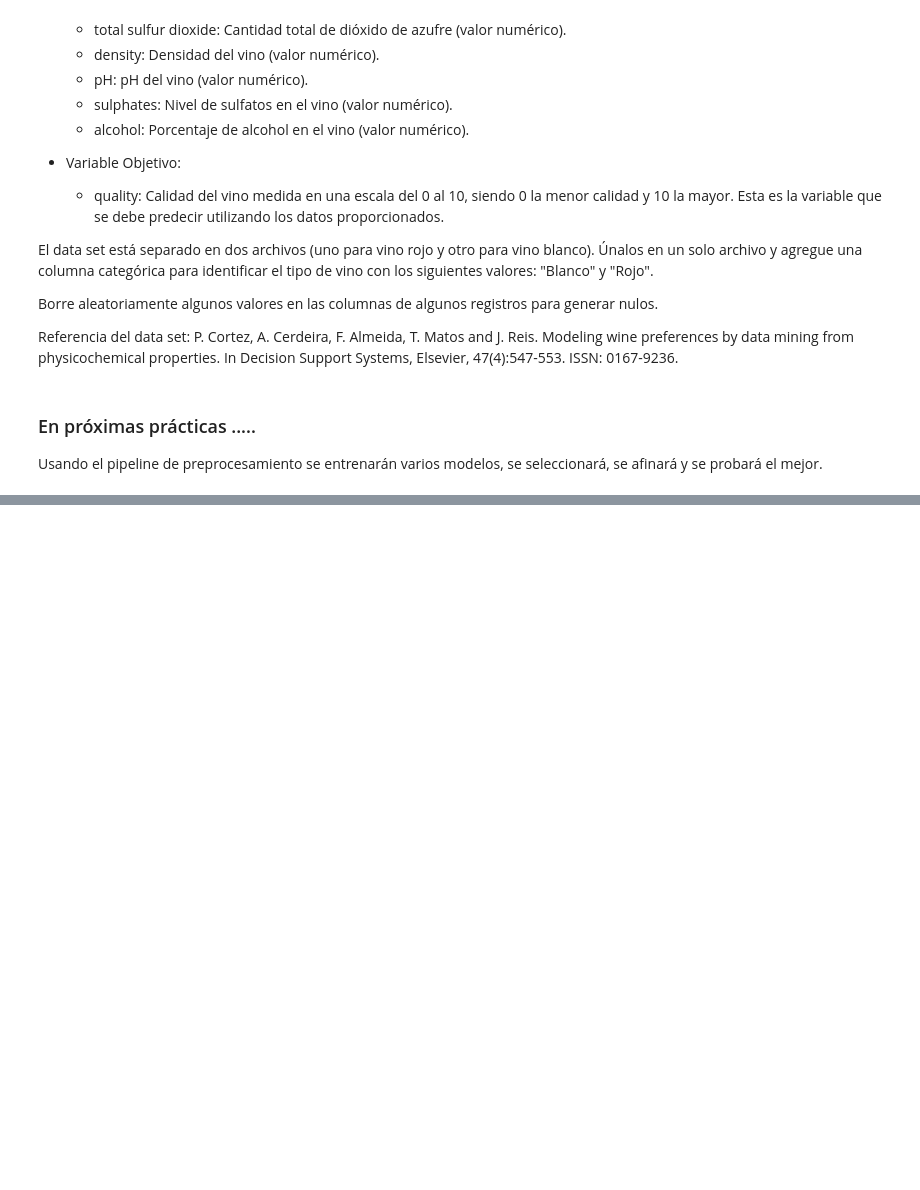
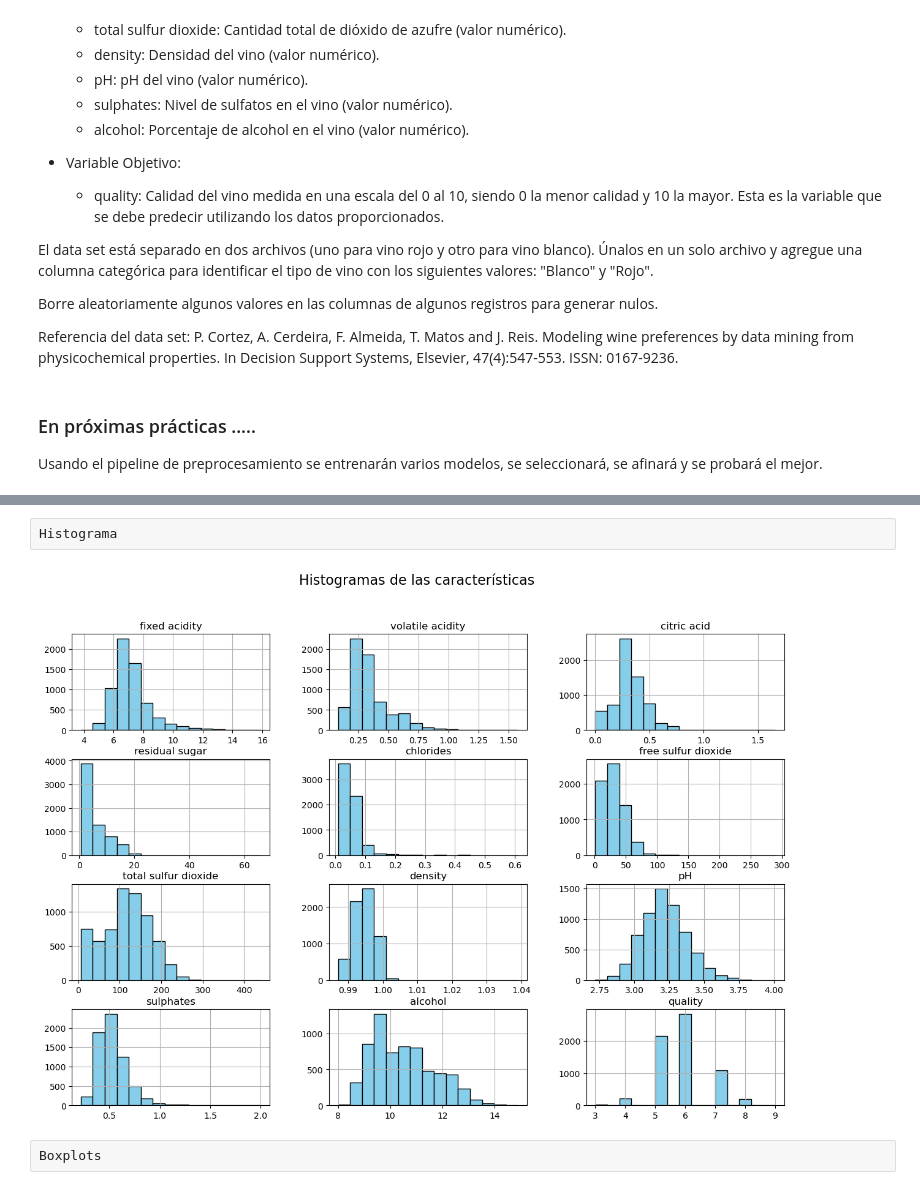
Before and after one commit to LuisDavid01/practica5-6ML, a Jupyter notebook: G7_SC707_Practica5-6_LN.ipynb, the cells around one changed output, grey strips where cells are left out. Saved outputs shown, nothing was run; the diff lists cells and outputs as text; code cells hidden in the pictures; blank space fills up the shorter version.

```diff
--- a/G7_SC707_Practica5-6_LN.ipynb
+++ b/G7_SC707_Practica5-6_LN.ipynb
@@ -90,0 +114,6 @@ vinoBlanco.describe()
+# %%
+vinoRojo['tipo'] = 'tinto'
+vinoBlanco['tipo'] = 'blanco'
+
+# Unimos ambos datasets
+vino = pd.concat([vinoRojo, vinoBlanco], ignore_index=True)
@@ -90,0 +169,10 @@ vinoBlanco.describe()
+# %% [raw]
+Histograma
+# %%
+vino.hist(bins=15, figsize=(15, 10), color='skyblue', edgecolor='black')
+plt.suptitle('Histogramas de las características', fontsize=16)
+plt.show()
+# %% [output]
+[figure, added]
+# %% [raw]
+Boxplots
```
Also changed, not shown: parts of 11 cells of this notebook.
